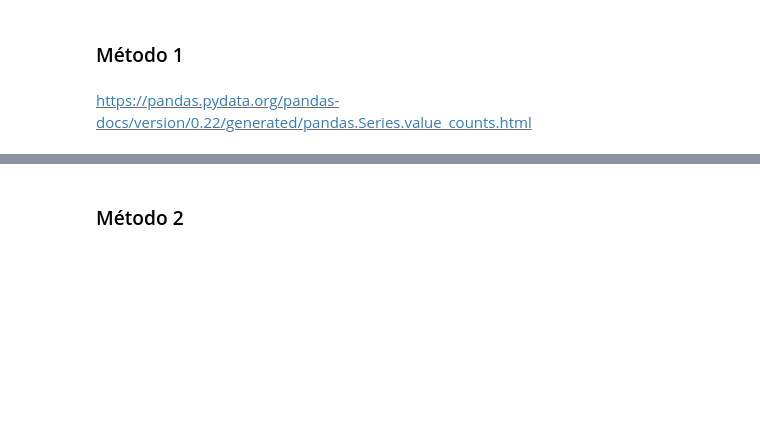
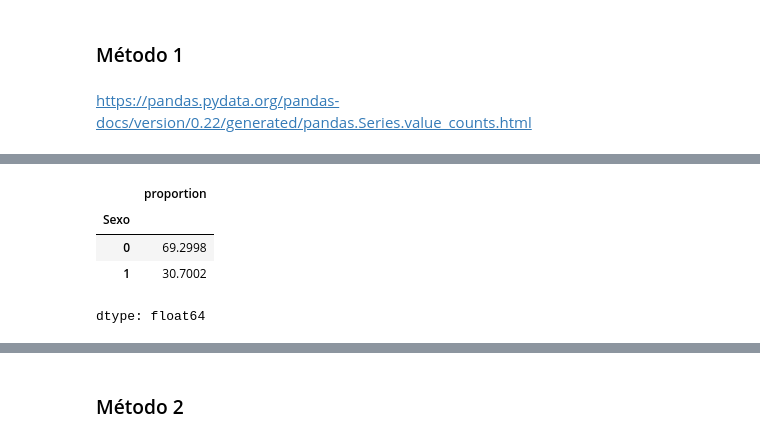
Before and after one commit to ivazquez-07/python_data_science_excersises, a Jupyter notebook: Curso-de-Estadistica-con-Python-Aula-1/Curso_de_Estadística_con_Python_1.ipynb, the cells around one changed output, grey strips where cells are left out. Saved outputs shown, nothing was run; the diff lists cells and outputs as text; code cells hidden in the pictures; blank space fills up the shorter version.

```diff
--- a/Curso-de-Estadistica-con-Python-Aula-1/Curso_de_Estadística_con_Python_1.ipynb
+++ b/Curso-de-Estadistica-con-Python-Aula-1/Curso_de_Estadística_con_Python_1.ipynb
@@ -220,0 +229,9 @@ https://pandas.pydata.org/pandas-docs/version/0.22/generated/pandas.Series.value
+# %%
+porcentaje_sexo = (datos.Sexo.value_counts(normalize=True)*100).round(4)
+porcentaje_sexo
+# %% [output]
+|  | proportion |
+| Sexo |  |
+| 0 | 69.2998 |
+| 1 | 30.7002 |
+dtype: float64
```
Also changed, not shown: parts of 8 cells of this notebook.
